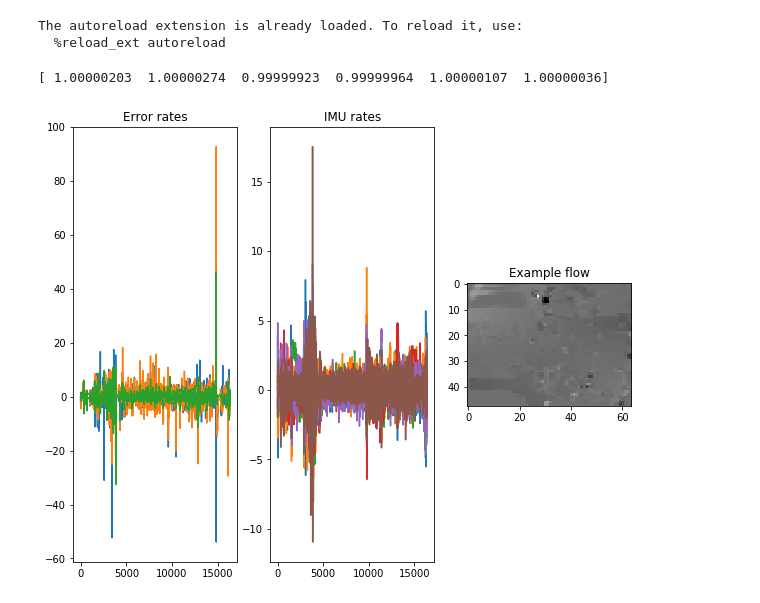
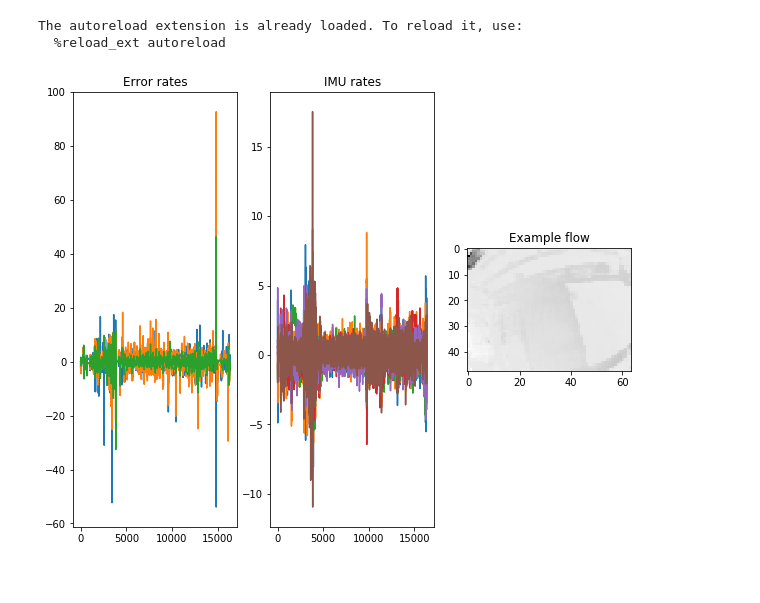
Before and after one commit to chelseas/teach-me-to-tango, a Jupyter notebook: tangonet.ipynb, the cells around one changed output. Drawn from its saved outputs; the diff is of its cells as text; code cells hidden in the pictures.

```diff
--- a/tangonet.ipynb
+++ b/tangonet.ipynb
@@ -29,46 +29,47 @@ The autoreload extension is already loaded. To reload it, use:
 # %%
 # Import data without time stamps
 y_data = (np.genfromtxt('errors.csv', delimiter=',')[:,1:4]).astype(np.float32)
 imu_data = (np.genfromtxt('rates.csv', delimiter=',')[:,1:7]).astype(np.float32)
 # Normalize imu data:
 imu_data = imu_data - imu_data.mean(axis=0)
 imu_data /= np.std(imu_data,axis=0)
-print(np.std(imu_data,axis=0))
 
 #flows_data = np.load('/media/Big_Data/stefantj/flows1.npy') # note: this only loads 1k flows, the whole flow file is huge!
 flows_data = np.load('/media/Big_Data/stefantj/flows_lowres.npy') # Currently has 2k images, downsampled to 64x48.
+# Normalize image data
+flows_data -= flows_data.mean(axis=0)
+flows_data /= np.std(flows_data,axis=0)
+
 plt.subplot(1,3,1)
 plt.title('Error rates')
 plt.plot(y_data)
 plt.subplot(1,3,2)
 plt.title('IMU rates')
 plt.plot(imu_data)
 plt.subplot(1,3,3)
 plt.title('Example flow')
 plt.imshow(flows_data[np.random.randint(0,flows_data.shape[0]),:,:,1])
 
 # sample batch_size subsequences of length sequence_length, and return the label at the end of the sequence
-def sample_minibatch(sequence_length, batch_size, iseq=None):
-    x_imu_batch = np.zeros((sequence_length, batch_size, imu_data.shape[1]))
-    x_img_batch = np.zeros((sequence_length, batch_size, flows_data.shape[1], flows_data.shape[2], flows_data.shape[3]))
-    y_batch = np.zeros((batch_size, y_data.shape[1]))
+def sample_minibatch(sequence_length, iseq=None):
+    x_imu_batch = np.zeros((sequence_length, imu_data.shape[1]))
+    x_img_batch = np.zeros((sequence_length, flows_data.shape[1], flows_data.shape[2], flows_data.shape[3]))
+    y_batch = np.zeros((sequence_length, y_data.shape[1]))
 
-    for k in range(batch_size):
-        if(iseq is None):
-            # randomly sample endpoint:
-            i_stop = np.random.randint(sequence_length, flows_data.shape[0])
-        else:
-            i_stop = iseq - (batch_size-1-k)
-        x_imu_batch[:,k,:] = imu_data[i_stop-sequence_length:i_stop,:]
-        y_batch[k,:] = y_data[sequence_length,:]
-        x_img_batch[:,k,:,:,:] = flows_data[i_stop-sequence_length:i_stop,:,:,:]
+    if(iseq is None):
+        # randomly sample endpoint:
+        i_stop = np.random.randint(sequence_length, 700)
+    else:
+        i_stop = iseq
+    x_imu_batch = imu_data[i_stop-sequence_length:i_stop,:]
+    y_batch = y_data[i_stop-sequence_length:i_stop,:]
+    x_img_batch = flows_data[i_stop-sequence_length:i_stop,:,:,:]
     return x_imu_batch, x_img_batch, y_batch
 
 def calc_rmse(predictions, targets):
     return np.sqrt(((predictions - targets) ** 2).mean())
 # %% [output]
-[ 1.00000203  1.00000274  0.99999923  0.99999964  1.00000107  1.00000036]
-[figure, old version]
+[figure, new version]
 # %%
 # Definition of network:
 # rescale the images ~ 64x48
```
Also changed, not shown: parts of 4 cells of this notebook.
